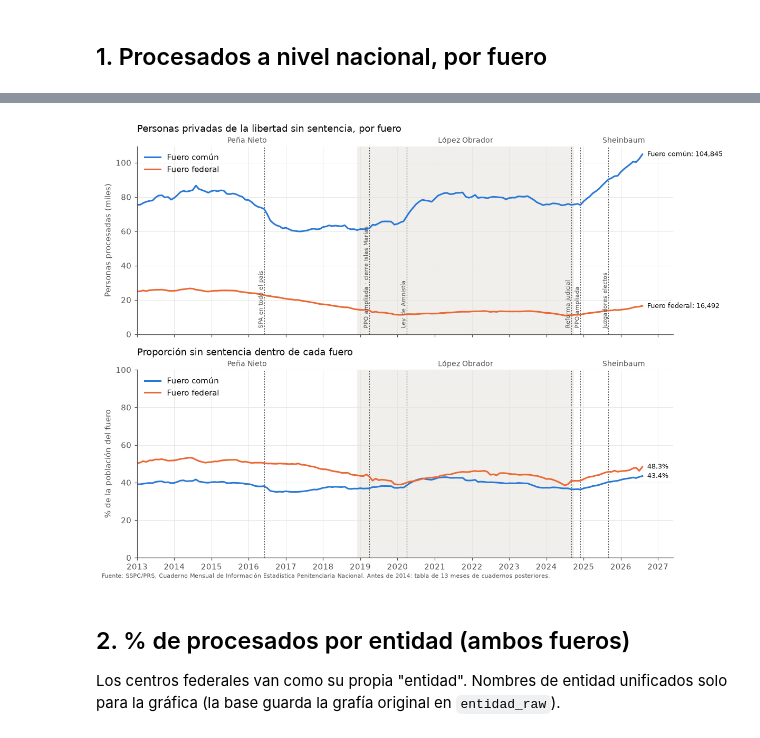
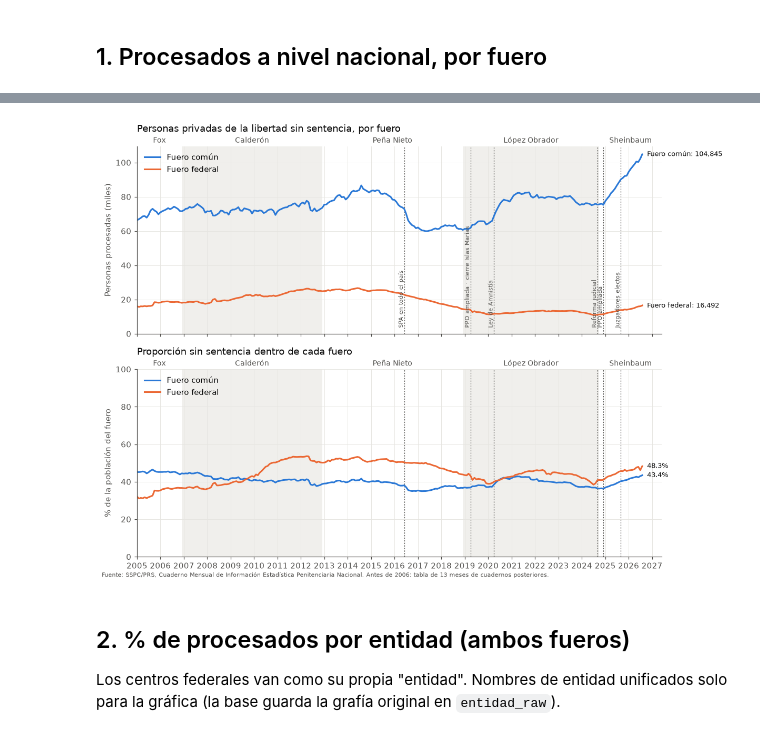
Before and after one commit to jmtoral/cuadernos_penitenciarios, a Jupyter notebook: notebooks/exploracion.ipynb, the cells around one changed output, grey strips where cells are left out. Drawn from its saved outputs; the diff is of its cells as text; code cells hidden in the pictures.

```diff
--- a/notebooks/exploracion.ipynb
+++ b/notebooks/exploracion.ipynb
@@ -29,7 +29,7 @@ plt.rcParams.update({"font.size": 10, "axes.edgecolor": TINTA2, "axes.labelcolor
                      "axes.spines.right": False, "axes.grid": True, "grid.color": REJILLA,
                      "grid.linewidth": 0.6, "lines.linewidth": 2, "figure.dpi": 110})
 
-SEXENIOS = [("Peña Nieto", "2012-12", "2018-11"), ("López Obrador", "2018-12", "2024-09"),
+SEXENIOS = [("Fox", "2000-12", "2006-11"), ("Calderón", "2006-12", "2012-11"), ("Peña Nieto", "2012-12", "2018-11"), ("López Obrador", "2018-12", "2024-09"),
             ("Sheinbaum", "2024-10", "2030-09")]
 HITOS = [("2016-06", "SPA en todo el país"), ("2019-04", "PPO ampliada · cierre Islas Marías"),
          ("2020-04", "Ley de Amnistía"), ("2024-09", "Reforma judicial"),
@@ -87,28 +87,28 @@ Cobertura: 2013-01-01 a 2026-08-01 | 164 meses
 # %%
 inicio, fin = w.index.min(), w.index.max() + pd.DateOffset(months=10)  # margen para las etiquetas finales
 fig, (a1, a2) = plt.subplots(2, 1, figsize=(11, 8), sharex=True)
 for f, c, nombre in (("comun", AZUL, "Fuero común"), ("federal", NARANJA, "Fuero federal")):
     a1.plot(proc.index, proc[f] / 1000, color=c, label=nombre)
     a2.plot(pct.index, pct[f], color=c, label=nombre)
     a1.annotate(f"{nombre}: {proc[f].iloc[-1]:,.0f}", (proc.index[-1], proc[f].iloc[-1] / 1000),
                 xytext=(6, 0), textcoords="offset points", va="center", fontsize=8.5, color=TINTA)
     a2.annotate(f"{pct[f].iloc[-1]:.1f}%", (pct.index[-1], pct[f].iloc[-1]),
                 xytext=(6, 0), textcoords="offset points", va="center", fontsize=8.5, color=TINTA)
 a1.set_ylabel("Personas procesadas (miles)")
 a2.set_ylabel("% de la población del fuero")
 a1.set_ylim(0)
 a2.set_ylim(0, 100)
 for a, etiquetas in ((a1, True), (a2, False)):
     decorar(a, inicio, fin, etiquetas)
     a.legend(loc="upper left", frameon=False)
 a1.set_title("Personas privadas de la libertad sin sentencia, por fuero", loc="left", color=TINTA, pad=18)
 a2.set_title("Proporción sin sentencia dentro de cada fuero", loc="left", color=TINTA, pad=18)
 fig.text(0.01, 0.005, "Fuente: SSPC/PRS, Cuaderno Mensual de Información Estadística Penitenciaria Nacional. "
-         "Antes de 2014: tabla de 13 meses de cuadernos posteriores.", fontsize=7.5, color=TINTA2)
+         "Antes de 2006: tabla de 13 meses de cuadernos posteriores.", fontsize=7.5, color=TINTA2)
 fig.tight_layout()
 fig.savefig(G / "1_procesados_nacional.png", bbox_inches="tight")
 # %% [output]
-[figure, old version]
+[figure, new version]
 # %% [markdown]
 ## 2. % de procesados por entidad (ambos fueros)
 
```
Also changed, not shown: parts of 3 cells of this notebook, 14 other files.
